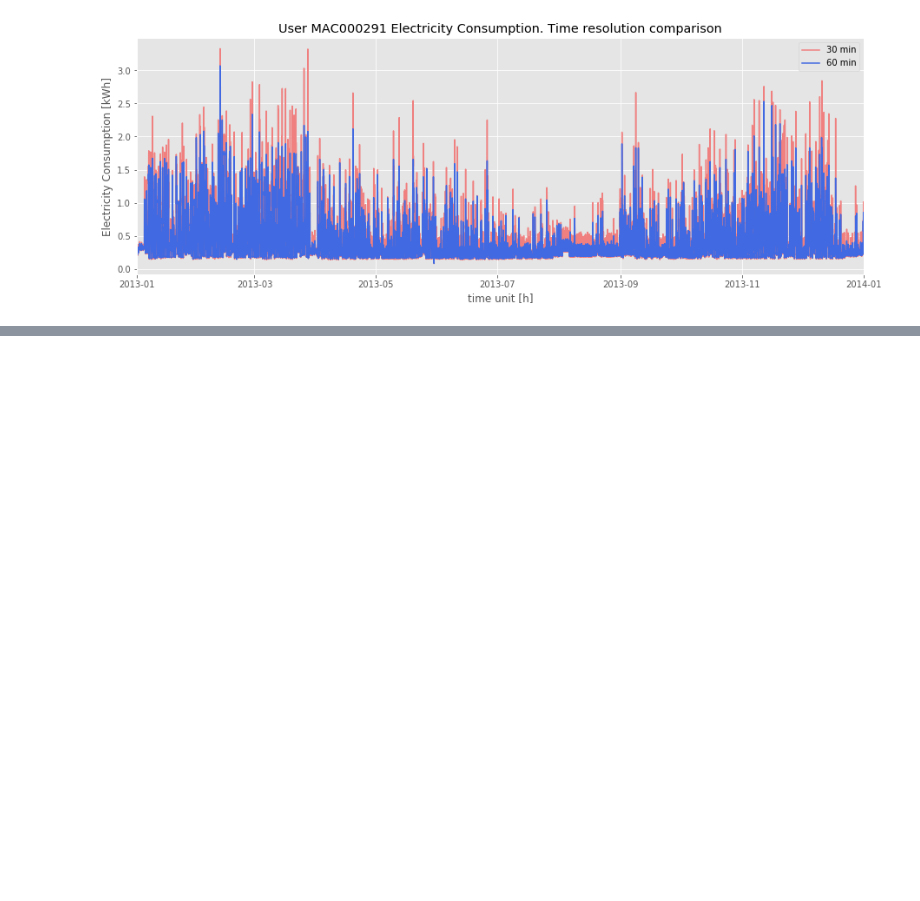
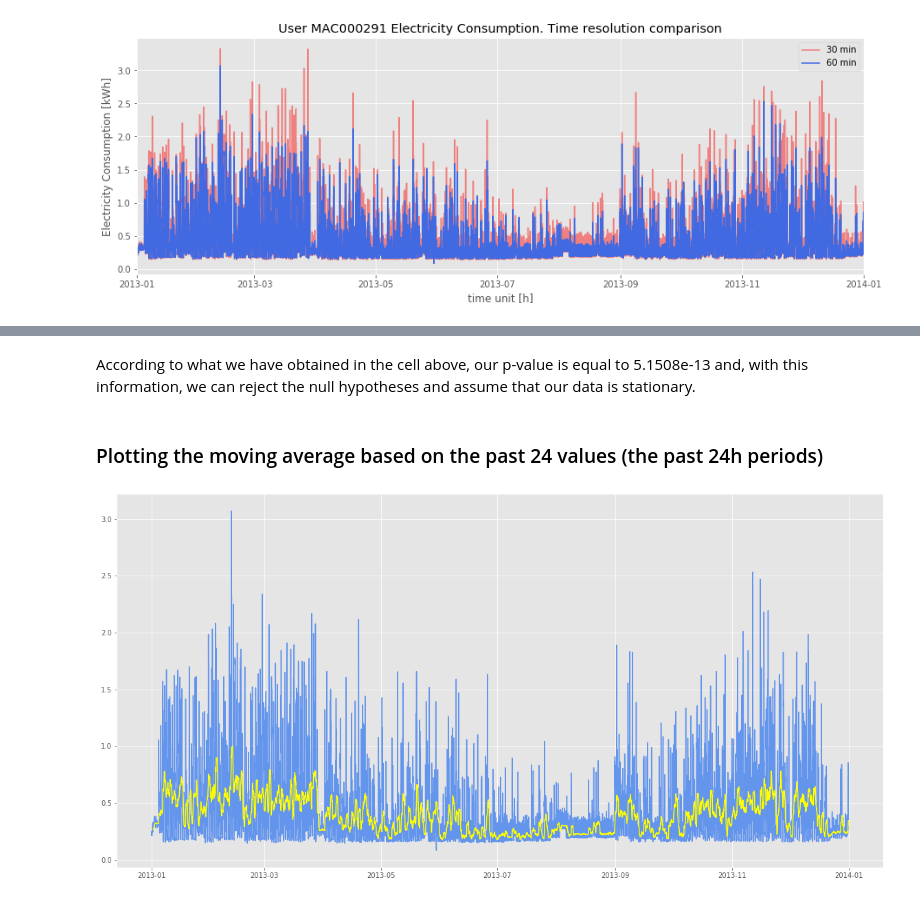
Before and after one commit to wobniarin/Project-Week-8-Final-Project, a Jupyter notebook: your-project/2.JupyterNotebooks/2_Data_Analysis_ML_OneUser.ipynb, the cells around one changed output, grey strips where cells are left out. Drawn from its saved outputs; the diff is of its cells as text; code cells hidden in the pictures; blank space fills up the shorter version.

```diff
--- a/your-project/2.JupyterNotebooks/2_Data_Analysis_ML_OneUser.ipynb
+++ b/your-project/2.JupyterNotebooks/2_Data_Analysis_ML_OneUser.ipynb
@@ -199,0 +256,15 @@ Before creating a model to forecast the electricity consumption based on a TS mo
+# %% [markdown]
+According to what we have obtained in the cell above, our p-value is equal to 5.1508e-13 and, with this information, we can reject the null hypotheses and assume that our data is stationary.
+# %% [markdown]
+### Plotting the moving average based on the past 24 values (the past 24h periods)
+# %%
+moving_avg = user_291_2013_60.rolling(24).mean() #we create a moving average with 24h
+# %%
+plt.figure(figsize=(20,10))
+plt.plot(user_291_2013_60, color='cornflowerblue')
+plt.plot(moving_avg, color='yellow')
+#plt.plot(moving_avg_200, color='pink')
+
+plt.show()
+# %% [output]
+[figure, added]
```
Also changed, not shown: parts of 69 cells of this notebook, 1 other file.
